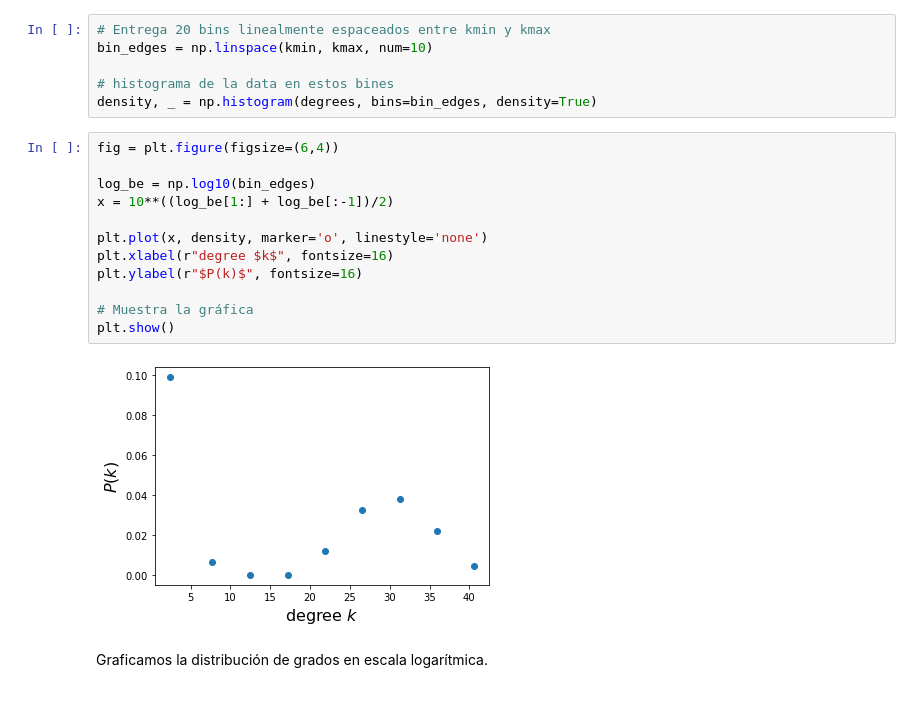
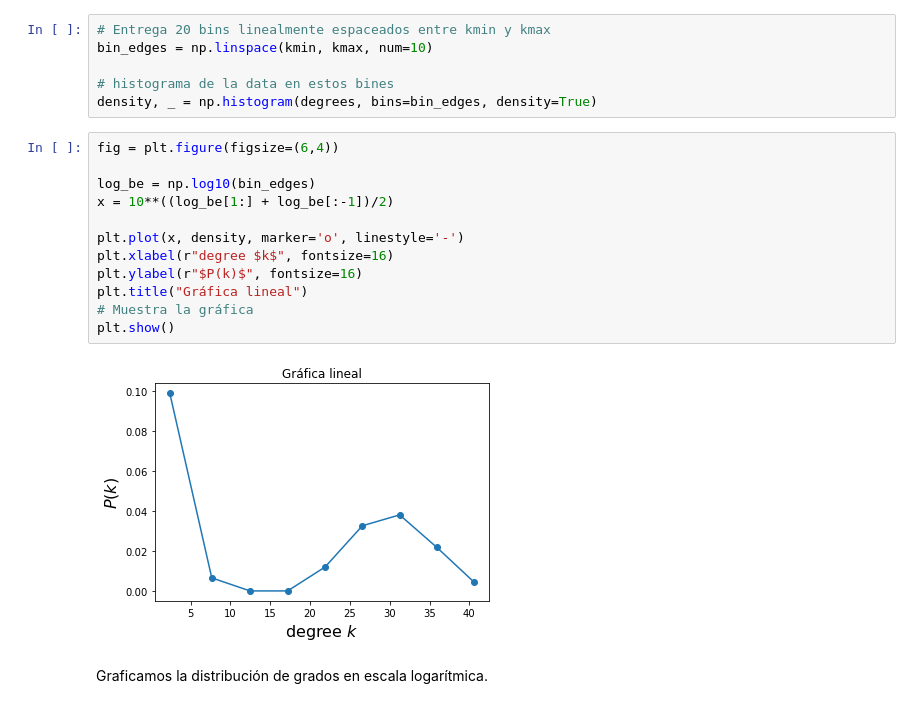
Before and after one commit to maticlein/tarea1_CienciaRedes, a Jupyter notebook: notebooks/tarea1_CienciaRedes.ipynb, the cells around one changed output. Drawn from its saved outputs; the diff is of its cells as text.

```diff
--- a/notebooks/tarea1_CienciaRedes.ipynb
+++ b/notebooks/tarea1_CienciaRedes.ipynb
@@ -184,17 +201,17 @@ density, _ = np.histogram(degrees, bins=bin_edges, density=True)
 # %%
 fig = plt.figure(figsize=(6,4))
 
 log_be = np.log10(bin_edges)
 x = 10**((log_be[1:] + log_be[:-1])/2)
 
-plt.plot(x, density, marker='o', linestyle='none')
+plt.plot(x, density, marker='o', linestyle='-')
 plt.xlabel(r"degree $k$", fontsize=16)
 plt.ylabel(r"$P(k)$", fontsize=16)
-
+plt.title("Gráfica lineal")
 # Muestra la gráfica
 plt.show()
 # %% [output]
-[figure, old version]
+[figure, new version]
 # %% [markdown]
 Graficamos la distribución de grados en escala logarítmica.
 # %%
```
Also changed, not shown: parts of 33 cells of this notebook.
